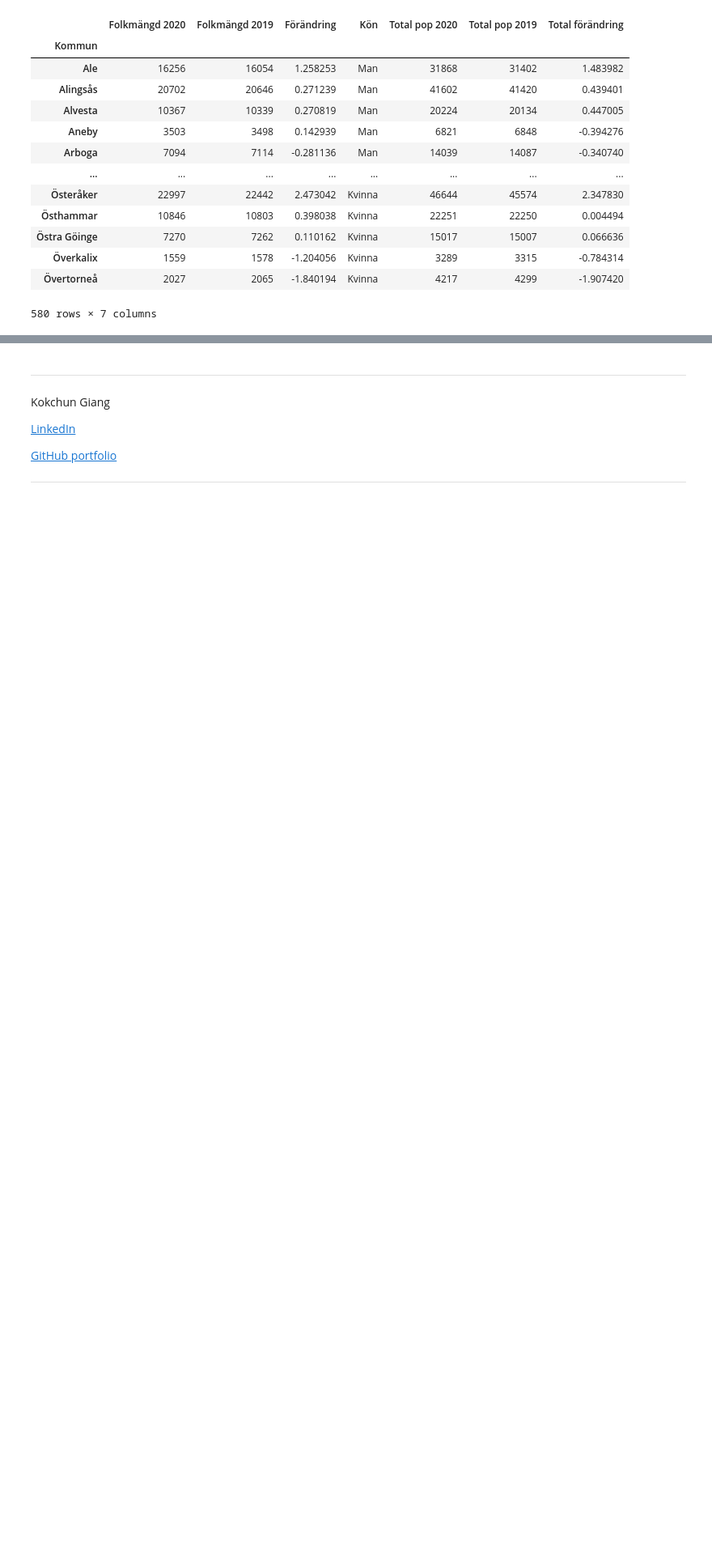
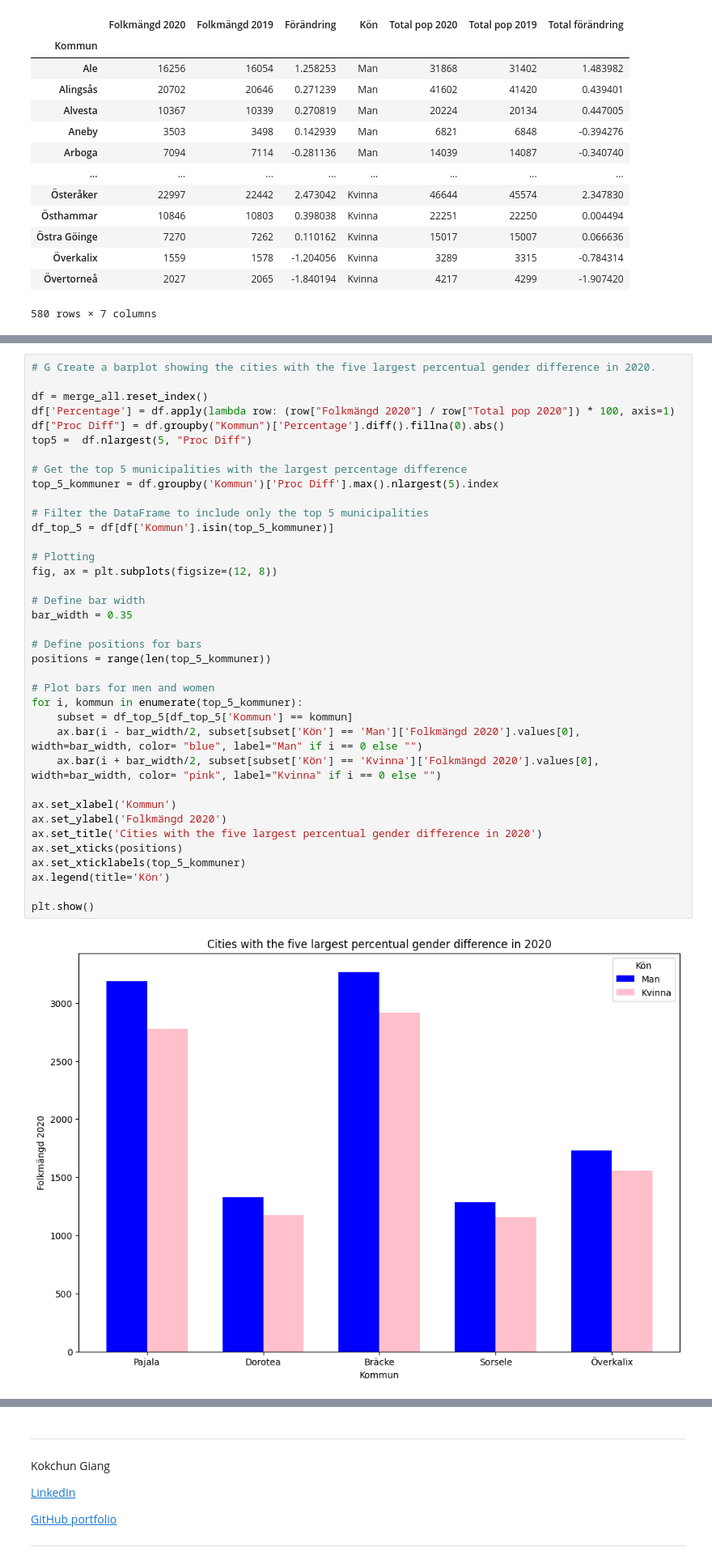
Before and after one commit to MrEcE0046/AI-ML-Grundkunskaper, a Jupyter notebook: Databehandling/Exercise/E00_pandas_basic_syntax.ipynb, the cells around one changed output, grey strips where cells are left out. Shown: that part at 81% size. Drawn from its saved outputs; the diff is of its cells as text; blank space fills up the shorter version.

```diff
--- a/Databehandling/Exercise/E00_pandas_basic_syntax.ipynb
+++ b/Databehandling/Exercise/E00_pandas_basic_syntax.ipynb
@@ -460,0 +466,39 @@ merge_all
+# %%
+# G Create a barplot showing the cities with the five largest percentual gender difference in 2020.
+
+df = merge_all.reset_index()
+df['Percentage'] = df.apply(lambda row: (row["Folkmängd 2020"] / row["Total pop 2020"]) * 100, axis=1)
+df["Proc Diff"] = df.groupby("Kommun")['Percentage'].diff().fillna(0).abs()
+top5 =  df.nlargest(5, "Proc Diff")
+
+# Get the top 5 municipalities with the largest percentage difference
+top_5_kommuner = df.groupby('Kommun')['Proc Diff'].max().nlargest(5).index
+
+# Filter the DataFrame to include only the top 5 municipalities
+df_top_5 = df[df['Kommun'].isin(top_5_kommuner)]
+
+# Plotting
+fig, ax = plt.subplots(figsize=(12, 8))
+
+# Define bar width
+bar_width = 0.35
+
+# Define positions for bars
+positions = range(len(top_5_kommuner))
+
+# Plot bars for men and women
+for i, kommun in enumerate(top_5_kommuner):
+    subset = df_top_5[df_top_5['Kommun'] == kommun]
+    ax.bar(i - bar_width/2, subset[subset['Kön'] == 'Man']['Folkmängd 2020'].values[0], width=bar_width, color= "blue", label="Man" if i == 0 else "")
+    ax.bar(i + bar_width/2, subset[subset['Kön'] == 'Kvinna']['Folkmängd 2020'].values[0], width=bar_width, color= "pink", label="Kvinna" if i == 0 else "")
+
+ax.set_xlabel('Kommun')
+ax.set_ylabel('Folkmängd 2020')
+ax.set_title('Cities with the five largest percentual gender difference in 2020')
+ax.set_xticks(positions)
+ax.set_xticklabels(top_5_kommuner)
+ax.legend(title='Kön')
+
+plt.show()
+# %% [output]
+[figure, added]
```
Also changed, not shown: parts of 9 cells of this notebook, 17 other files.
